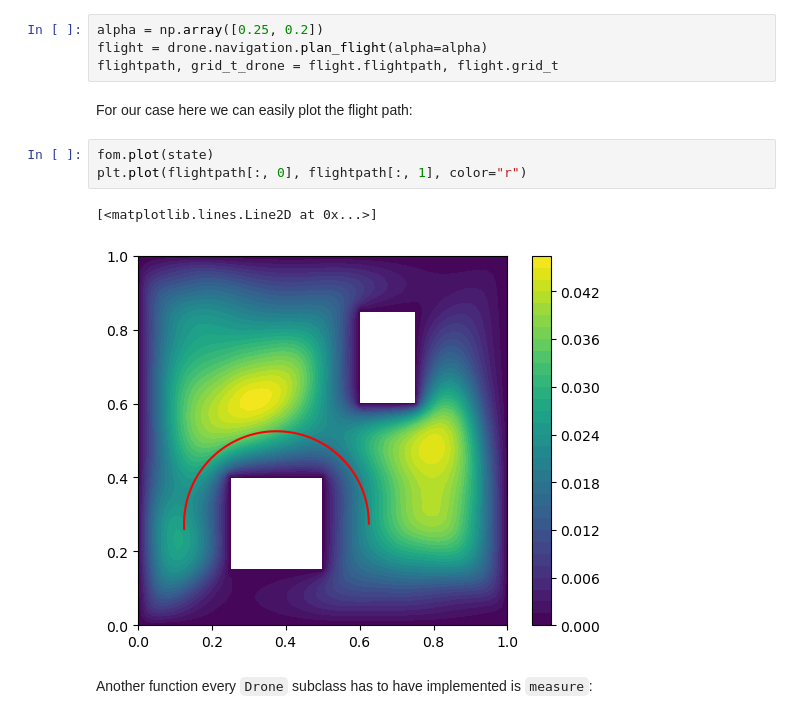
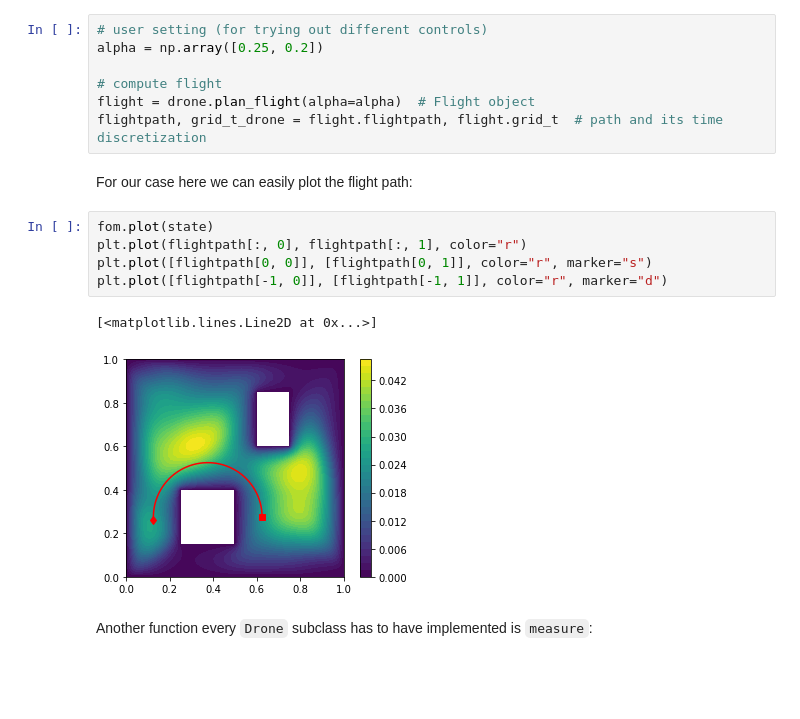
Before and after one commit to leyffer/m2dtIceSheet, a Jupyter notebook: notebooks/1_from-model-to-gradients.ipynb, the cells around one changed output. Cells and saved outputs as stored; diff of their text form; blank space fills up the shorter version.

```diff
--- a/notebooks/1_from-model-to-gradients.ipynb
+++ b/notebooks/1_from-model-to-gradients.ipynb
@@ -107,15 +117,20 @@ The flightpath is parameterized using the "control" `alpha`. For our example her
 # %%
+# user setting (for trying out different controls)
 alpha = np.array([0.25, 0.2])
-flight = drone.navigation.plan_flight(alpha=alpha)
-flightpath, grid_t_drone = flight.flightpath, flight.grid_t
+
+# compute flight
+flight = drone.plan_flight(alpha=alpha)  # Flight object
+flightpath, grid_t_drone = flight.flightpath, flight.grid_t  # path and its time discretization
 # %% [markdown]
 For our case here we can easily plot the flight path:
 # %%
 fom.plot(state)
 plt.plot(flightpath[:, 0], flightpath[:, 1], color="r")
+plt.plot([flightpath[0, 0]], [flightpath[0, 1]], color="r", marker="s")
+plt.plot([flightpath[-1, 0]], [flightpath[-1, 1]], color="r", marker="d")
 # %% [output]
 [<matplotlib.lines.Line2D at 0x...>]
-[figure, old version]
+[figure, new version]
 # %% [markdown]
 Another function every `Drone` subclass has to have implemented is `measure`:
 # %%
```
Also changed, not shown: parts of 31 cells of this notebook, 11 other files.
